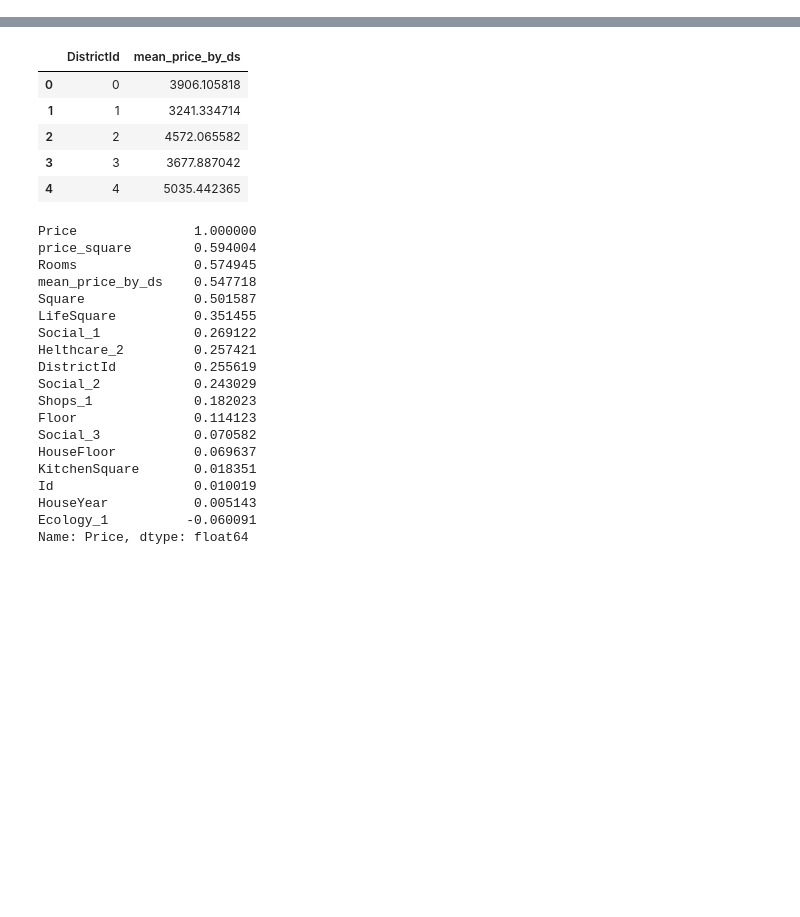
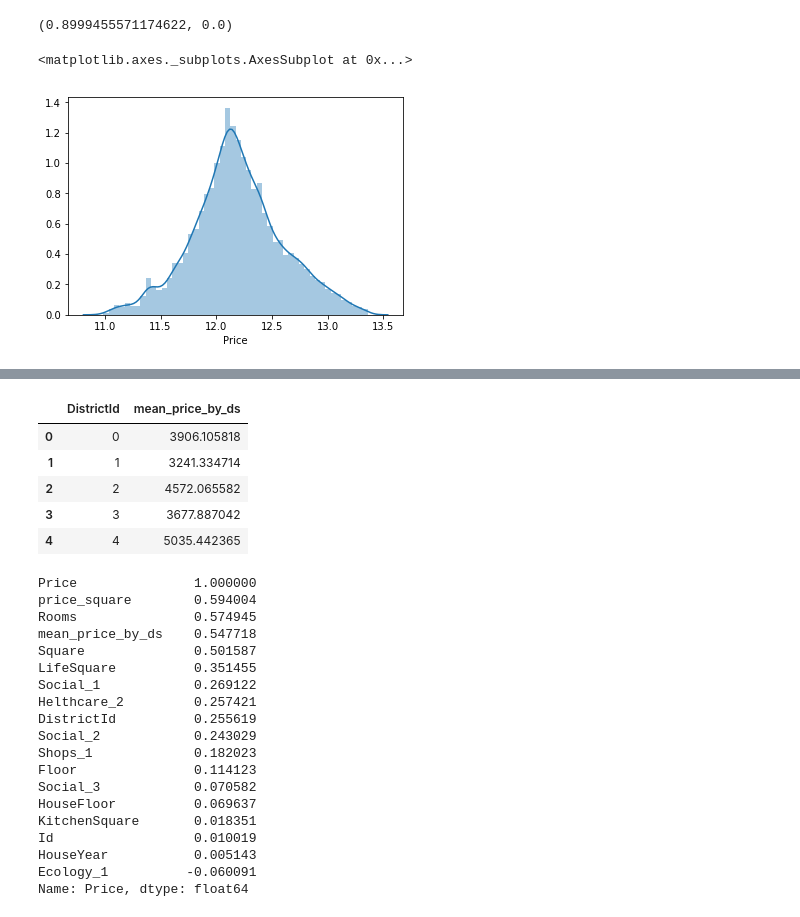
Before and after one commit to echasovskih/geekbrains, a Jupyter notebook: python1/kursovaia/kursovaia.ipynb, the cells around one changed output, grey strips where cells are left out. Saved outputs shown, nothing was run; the diff lists cells and outputs as text; code cells hidden in the pictures; blank space fills up the shorter version.

```diff
--- a/python1/kursovaia/kursovaia.ipynb
+++ b/python1/kursovaia/kursovaia.ipynb
@@ -11,2 +13,9 @@ from sklearn.model_selection import cross_val_score, GridSearchCV
 # %%
 df=pd.read_csv('train.csv')
+# %%
+test = df.Price
+test1 = df.Square
+# %%
+shapiro(test)
+# %% [output]
+(0.8999455571174622, 0.0)
@@ -12,0 +24,5 @@ df=pd.read_csv('train.csv')
+# %%
+sns.distplot(np.log(test))
+# %% [output]
+<matplotlib.axes._subplots.AxesSubplot at 0x...>
+[figure, added]
```
Also changed, not shown: parts of 14 cells of this notebook.
